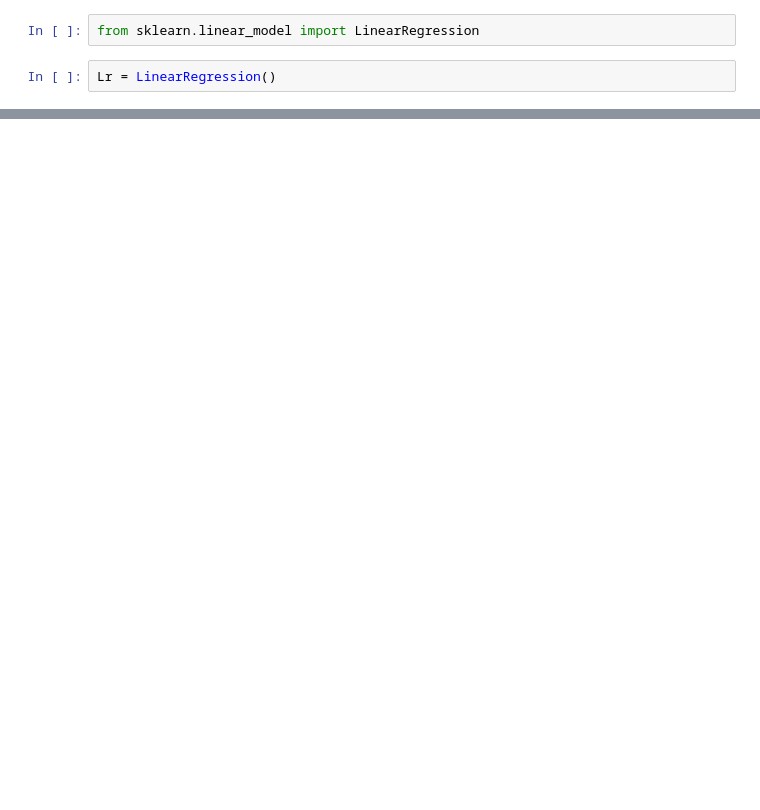
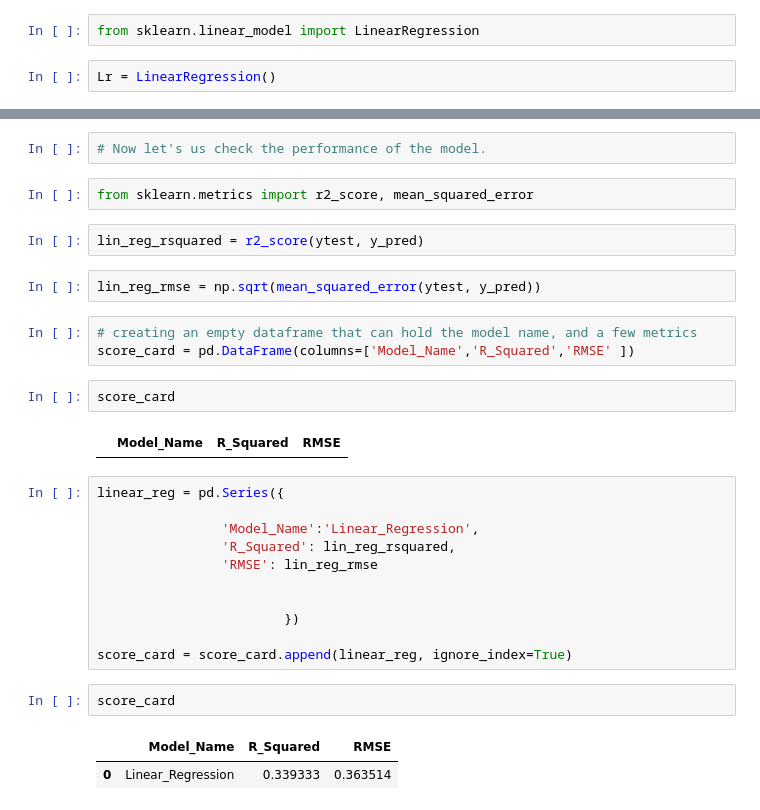
Before and after one commit to mo-aliyaan110/Loan-approval-prediction, a Jupyter notebook: Approach.ipynb, the cells around one changed output, grey strips where cells are left out. Drawn from its saved outputs; the diff is of its cells as text; blank space fills up the shorter version.

Commit message:
Built the linear regression model and checked the scores

```diff
--- a/Approach.ipynb
+++ b/Approach.ipynb
@@ -364,0 +328,31 @@ ValueError: could not convert string to float: '3+'
+# %%
+# Now let's us check the performance of the model.
+# %%
+from sklearn.metrics import r2_score, mean_squared_error
+# %%
+lin_reg_rsquared = r2_score(ytest, y_pred)
+# %%
+lin_reg_rmse = np.sqrt(mean_squared_error(ytest, y_pred))
+# %%
+# creating an empty dataframe that can hold the model name, and a few metrics
+score_card = pd.DataFrame(columns=['Model_Name','R_Squared','RMSE' ])
+# %%
+score_card
+# %% [output]
+|  | Model_Name | R_Squared | RMSE |
+# %%
+linear_reg = pd.Series({
+
+                'Model_Name':'Linear_Regression',
+                'R_Squared': lin_reg_rsquared,
+                'RMSE': lin_reg_rmse
+
+
+                        })
+
+score_card = score_card.append(linear_reg, ignore_index=True)
+# %%
+score_card
+# %% [output]
+|  | Model_Name | R_Squared | RMSE |
+| 0 | Linear_Regression | 0.339333 | 0.363514 |
```
Also changed, not shown: parts of 36 cells of this notebook.
